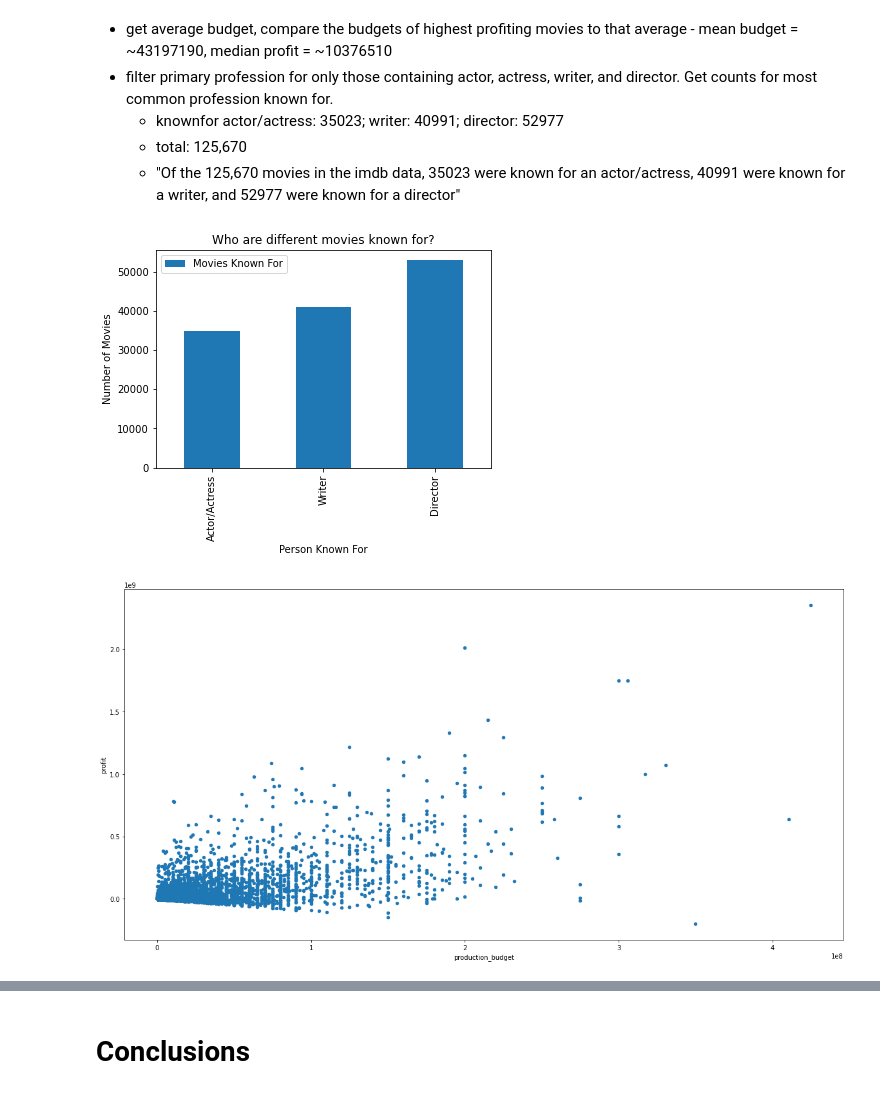
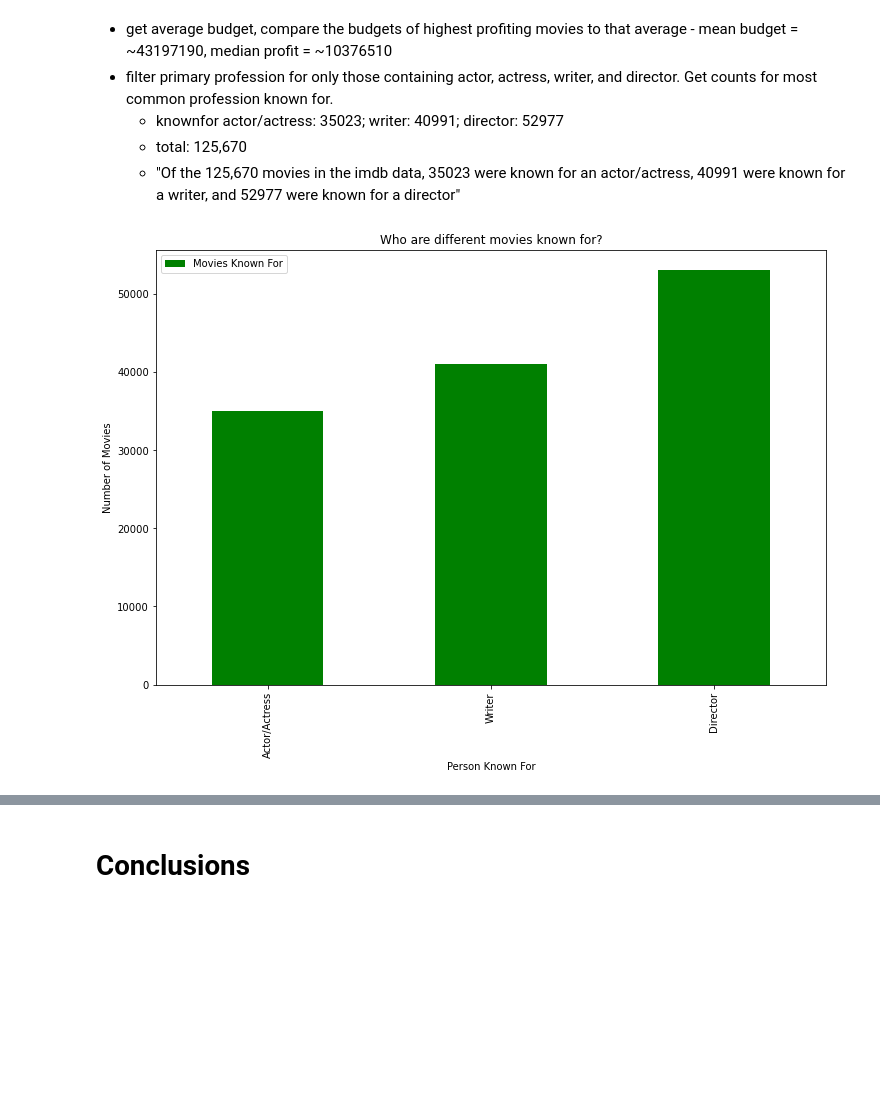
Before and after one commit to nicolemichaud03/Microsoft_Movie_data_project, a Jupyter notebook: Notebook.ipynb, the cells around one changed output, grey strips where cells are left out. Drawn from its saved outputs; the diff is of its cells as text; code cells hidden in the pictures; blank space fills up the shorter version.

```diff
--- a/Notebook.ipynb
+++ b/Notebook.ipynb
@@ -512,10 +425,6 @@ knownfor_director
 knownby_df = pd.DataFrame({"Movies Known For":[35023, 40991, 52977]},
                   index = ["Actor/Actress", "Writer", "Director"])
 # %%
-plot1 = knownby_df.plot(kind="bar", title="Who are different movies known for?", ylabel="Number of Movies", xlabel="Person Known For")
+plot1 = knownby_df.plot(kind="bar", title="Who are different movies known for?", ylabel="Number of Movies", xlabel="Person Known For", figsize=(12,8), color="green")
 # %% [output]
-[figure, old version]
+[figure, new version]
-# %%
-tn_movie_budgets.plot('production_budget', 'profit', kind='scatter', figsize=(20,10));
-# %% [output]
-[figure, removed]
```
Also changed, not shown: parts of 30 cells of this notebook.
